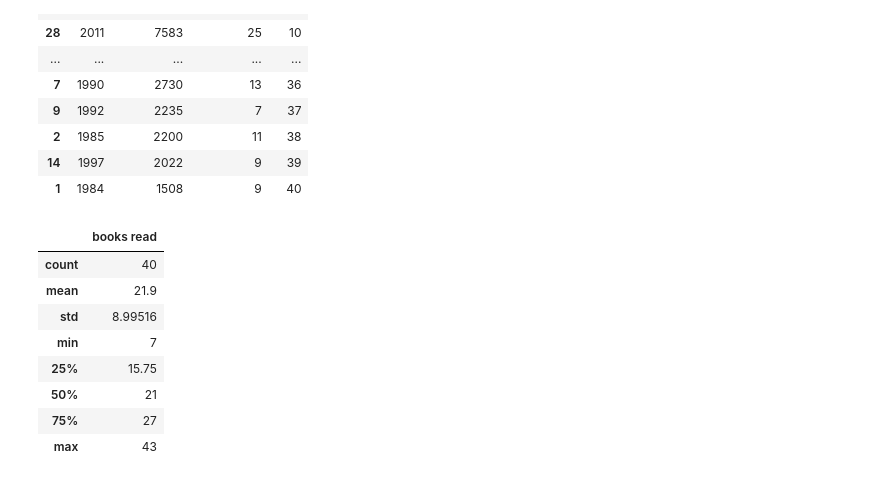
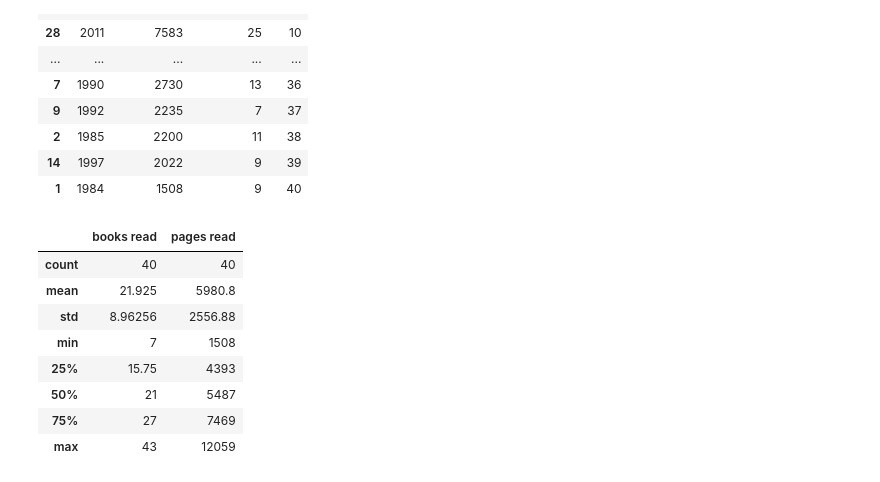
Before and after one commit to DrSkippy/php_books_database, a Jupyter notebook: tools/book_reports.ipynb, the cells around one changed output. Saved outputs shown, nothing was run; the diff lists cells and outputs as text; code cells hidden in the pictures.

```diff
--- a/tools/book_reports.ipynb
+++ b/tools/book_reports.ipynb
@@ -23,5 +22,6 @@ bc.summary_books_read_by_year(target_year)
 |-----|----------|----------|
 # %%
+bc.MINIMAL_BOOK_INDEXES = [1,2,7,13]
 bc.books_read_by_year(target_year)
 dfl = bc.result
 # %% [output]
@@ -123,14 +123,14 @@ df.style
 | 14 | 1997 | 2022 | 9 | 39 |
 | 1 | 1984 | 1508 | 9 | 40 |
 # %%
-df[["books read"]].describe().style
+df[["books read", "pages read"]].describe().style
 # %% [output]
-|  | books read |
-| count | 40 |
-| mean | 21.9 |
-| std | 8.99516 |
-| min | 7 |
-| 25% | 15.75 |
-| 50% | 21 |
-| 75% | 27 |
-| max | 43 |
+|  | books read | pages read |
+| count | 40 | 40 |
+| mean | 21.925 | 5980.8 |
+| std | 8.96256 | 2556.88 |
+| min | 7 | 1508 |
+| 25% | 15.75 | 4393 |
+| 50% | 21 | 5487 |
+| 75% | 27 | 7469 |
+| max | 43 | 12059 |
```
Also changed, not shown: parts of 11 cells of this notebook, 1 other file.
